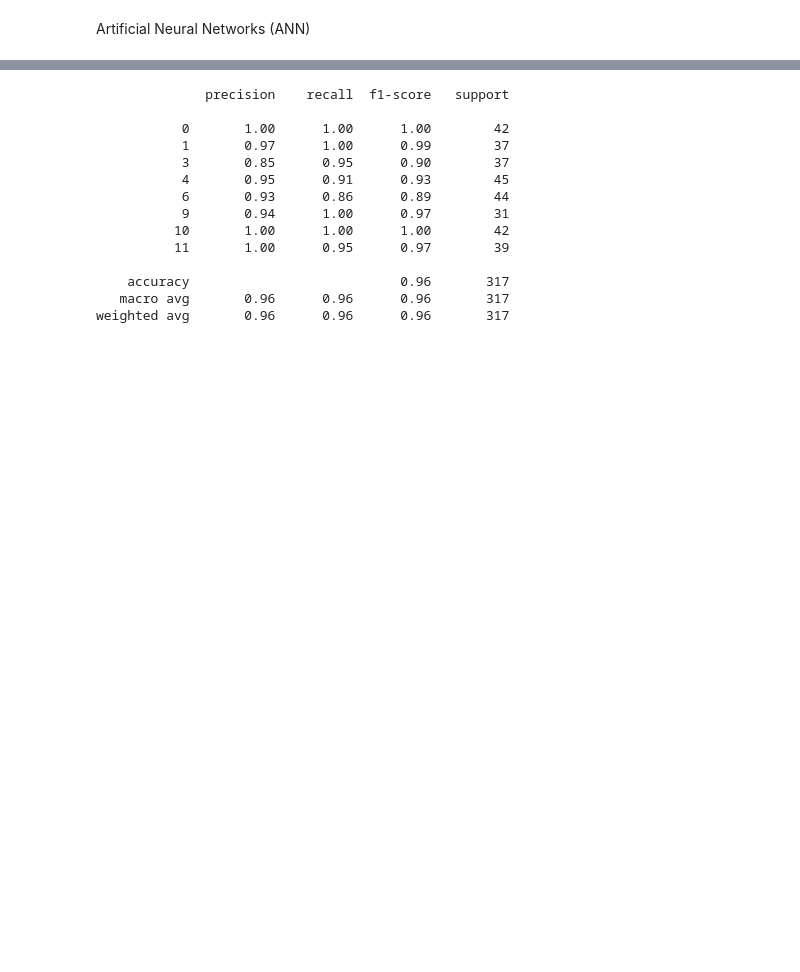
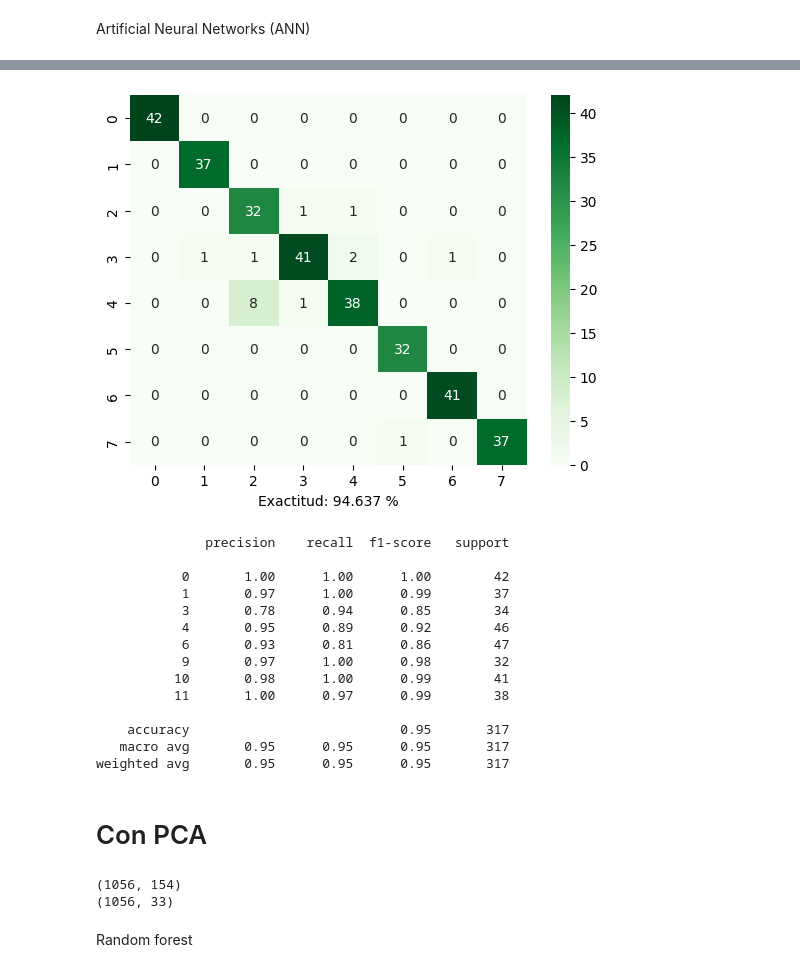
Before and after one commit to CarlosMQV/PDSI-EMG, a Jupyter notebook: src/data_experimental.ipynb, the cells around one changed output, grey strips where cells are left out. Cells and saved outputs as stored; diff of their text form; code cells hidden in the pictures; blank space fills up the shorter version.

```diff
--- a/src/data_experimental.ipynb
+++ b/src/data_experimental.ipynb
@@ -125,23 +165,23 @@ y_pred_b_RotF = clf.predict(X_test_b)
 Artificial Neural Networks (ANN)
 # %%
 le = LabelEncoder()
-y_train_b_enc = le.fit_transform(y_train_b)  # Transforma las etiquetas a valores consecutivos (0 a 7)
-y_test_b_enc = le.transform(y_test_b)
+y_train_enc = le.fit_transform(y_train)  # Transforma las etiquetas a valores consecutivos (0 a 7)
+y_test_enc = le.transform(y_test)
 
 # Asegurarse de que el número de clases sea correcto
-num_classes = len(np.unique(y_train_b_enc))
+num_classes = len(np.unique(y_train_enc))
 print("Número de clases detectadas en y_train_b:", num_classes)  # Esto debería ser 8
 
 # Convertir a formato categórico
-y_train_b_cat = to_categorical(y_train_b_enc, num_classes=num_classes)
-y_test_b_cat = to_categorical(y_test_b_enc, num_classes=num_classes)
+y_train_cat = to_categorical(y_train_enc, num_classes=num_classes)
+y_test_cat = to_categorical(y_test_enc, num_classes=num_classes)
 
 # Definir y entrenar la red neuronal
 from tensorflow.keras.models import Sequential
 from tensorflow.keras.layers import Dense, Dropout
 
 model = Sequential([
-    Dense(256, activation='relu', input_shape=(X_train_b.shape[1],)),
+    Dense(256, activation='relu', input_shape=(X_train.shape[1],)),
     Dropout(0.3),
     Dense(128, activation='relu'),
     Dropout(0.3),
@@ -149,12 +189,12 @@ model = Sequential([
 ])
 
 model.compile(optimizer='adam', loss='categorical_crossentropy', metrics=['accuracy'])
-model.fit(X_train_b, y_train_b_cat, epochs=50, batch_size=32, validation_split=0.2, verbose=1)
+model.fit(X_train, y_train_cat, epochs=50, batch_size=32, validation_split=0.2, verbose=1)
 
 # Predicción y decodificación
-y_pred_probs = model.predict(X_test_b)
+y_pred_probs = model.predict(X_test)
 y_pred_ann_e = np.argmax(y_pred_probs, axis=1)
-y_pred_b_ann = le.inverse_transform(y_pred_ann_e)  # Convertir a las etiquetas originales
+y_pred_ann = le.inverse_transform(y_pred_ann_e)  # Convertir a las etiquetas originales
 # %% [output]
 Número de clases detectadas en y_train_b: 8
 Epoch 1/50
@@ -265,17 +268,23 @@ accuracy_score(y_pred_b_ann, y_test_b)
-# %%
-print(classification_report(y_pred_b_ann, y_test_b))
-# %% [output]
-              precision    recall  f1-score   support
-
-           0       1.00      1.00      1.00        42
-           1       0.97      1.00      0.99        37
-           3       0.85      0.95      0.90        37
-           4       0.95      0.91      0.93        45
-           6       0.93      0.86      0.89        44
-           9       0.94      1.00      0.97        31
-          10       1.00      1.00      1.00        42
-          11       1.00      0.95      0.97        39
-
-    accuracy                           0.96       317
-   macro avg       0.96      0.96      0.96       317
-weighted avg       0.96      0.96      0.96       317
+# %%
+sns.heatmap(confusion_matrix(y_pred_ann, y_test),cmap="Greens",annot=True)
+plt.xlabel(f'Exactitud: {round(100*accuracy_score(y_pred_ann, y_test),3)} %')
+plt.show()
+print(classification_report(y_pred_ann, y_test))
+# %% [output]
+[figure, added]
+              precision    recall  f1-score   support
+
+           0       1.00      1.00      1.00        42
+           1       0.97      1.00      0.99        37
+           3       0.78      0.94      0.85        34
+           4       0.95      0.89      0.92        46
+           6       0.93      0.81      0.86        47
+           9       0.97      1.00      0.98        32
+          10       0.98      1.00      0.99        41
+          11       1.00      0.97      0.99        38
+
+    accuracy                           0.95       317
+   macro avg       0.95      0.95      0.95       317
+weighted avg       0.95      0.95      0.95       317
+# %% [markdown]
+# Con PCA
@@ -281,0 +300,8 @@ weighted avg       0.96      0.96      0.96       317
+# %%
+print(X.shape)
+print(X_pca.shape)
+# %% [output]
+(1056, 154)
+(1056, 33)
+# %% [markdown]
+Random forest
```
Also changed, not shown: parts of 36 cells of this notebook.
